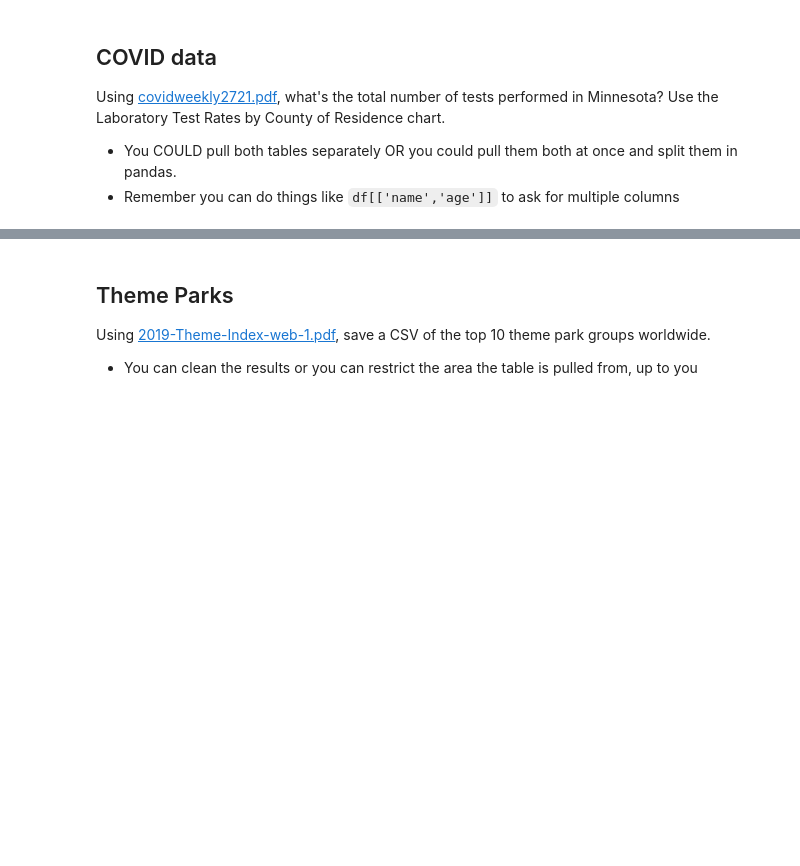
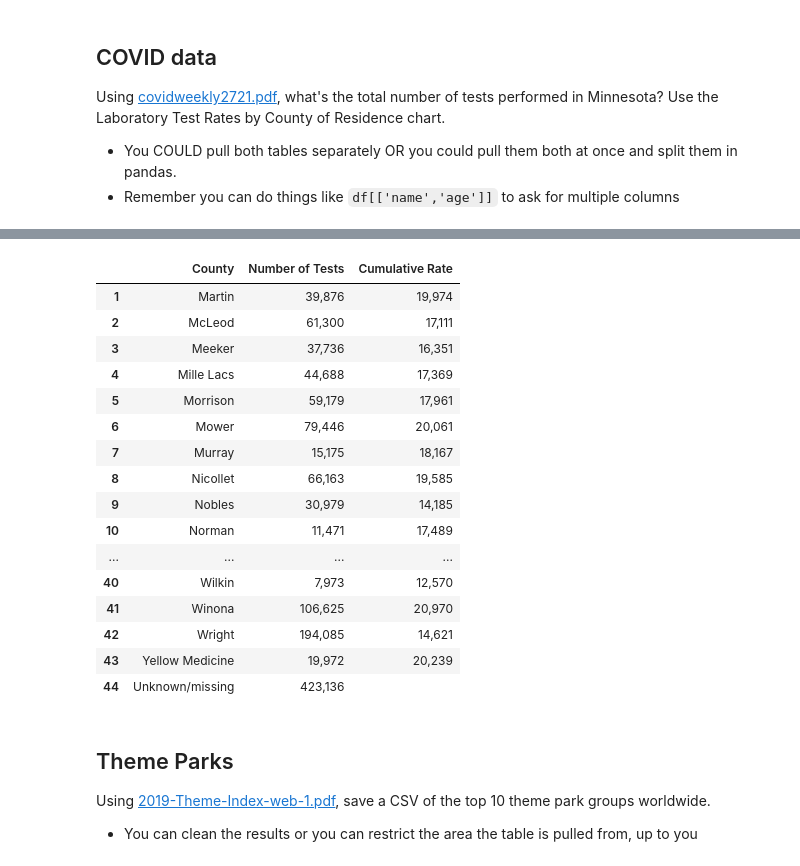
Before and after one commit to nisha5hetty/08-homework, a Jupyter notebook: Parsing PDFs Homework.ipynb, the cells around one changed output, grey strips where cells are left out. Saved outputs shown, nothing was run; the diff lists cells and outputs as text; code cells hidden in the pictures; blank space fills up the shorter version.

```diff
--- a/Parsing PDFs Homework.ipynb
+++ b/Parsing PDFs Homework.ipynb
@@ -179,3 +718,25 @@ df
+# %%
+# Get the second table
+df2 = df.iloc[:, 3:6]
+df2
+# %% [output]
+|  | County | Number of Tests | Cumulative Rate |
+| 1 | Martin | 39,876 | 19,974 |
+| 2 | McLeod | 61,300 | 17,111 |
+| 3 | Meeker | 37,736 | 16,351 |
+| 4 | Mille Lacs | 44,688 | 17,369 |
+| 5 | Morrison | 59,179 | 17,961 |
+| 6 | Mower | 79,446 | 20,061 |
+| 7 | Murray | 15,175 | 18,167 |
+| 8 | Nicollet | 66,163 | 19,585 |
+| 9 | Nobles | 30,979 | 14,185 |
+| 10 | Norman | 11,471 | 17,489 |
+| ... | ... | ... | ... |
+| 40 | Wilkin | 7,973 | 12,570 |
+| 41 | Winona | 106,625 | 20,970 |
+| 42 | Wright | 194,085 | 14,621 |
+| 43 | Yellow Medicine | 19,972 | 20,239 |
+| 44 | Unknown/missing | 423,136 |  |
 # %% [markdown]
 ## Theme Parks
 
```
Also changed, not shown: parts of 54 cells of this notebook.
